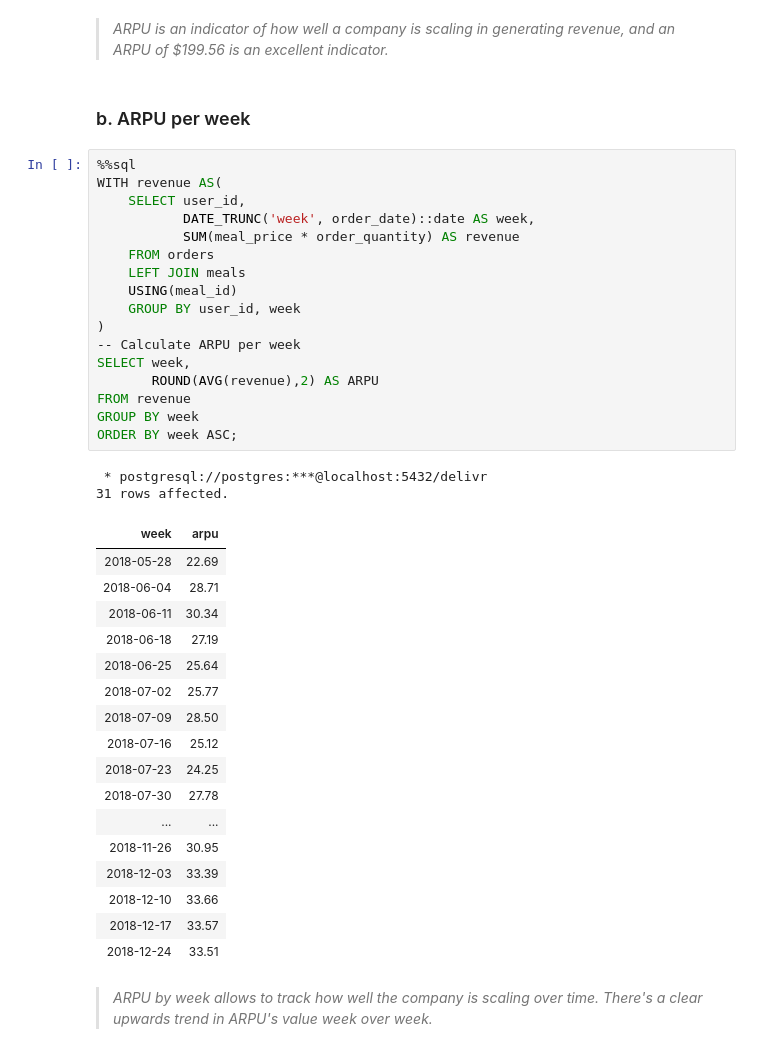
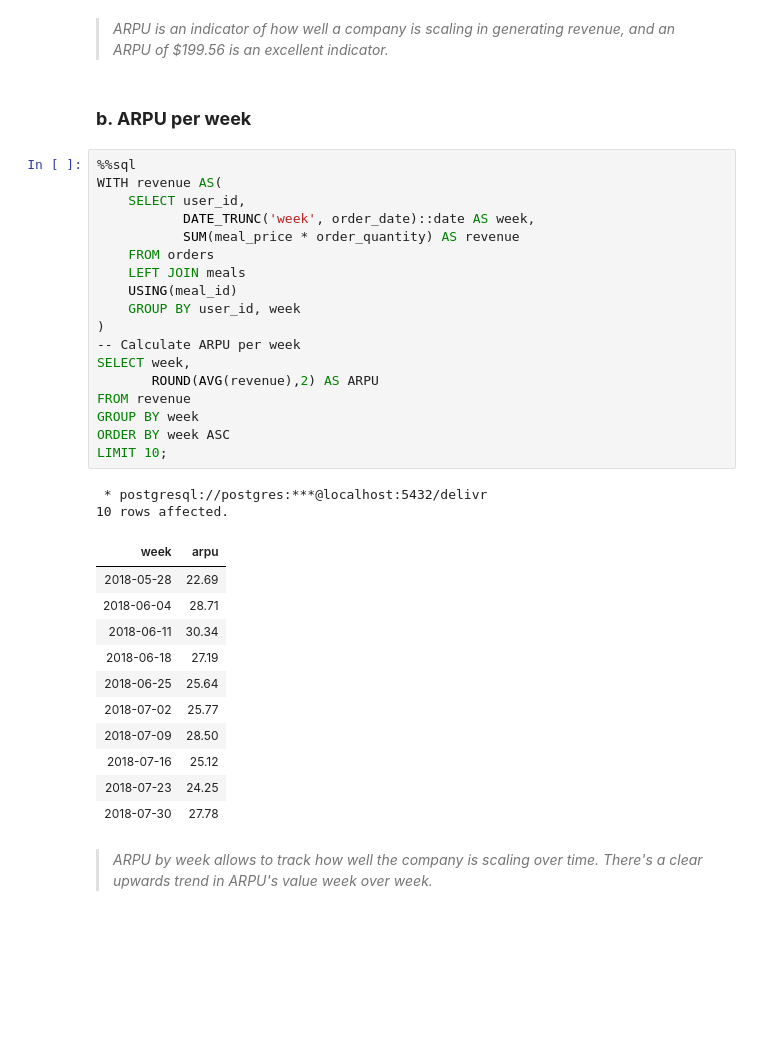
Before and after one commit to btdDucBui/Data-Analyst-Portfolio, a Jupyter notebook: SQL Projects/delivr.ipynb, the cells around one changed output. Drawn from its saved outputs; the diff is of its cells as text; blank space fills up the shorter version.

```diff
--- a/SQL Projects/delivr.ipynb
+++ b/SQL Projects/delivr.ipynb
@@ -627,44 +627,39 @@ FROM revenue;
 # %% [markdown]
 <blockquote><i> ARPU is an indicator of how well a company is scaling in generating revenue, and an ARPU of $199.56 is an excellent indicator.
 # %% [markdown]
-### b. ARPU per week
+### <b>b. ARPU per week
 # %%
 %%sql
 WITH revenue AS(
     SELECT user_id,
            DATE_TRUNC('week', order_date)::date AS week,
            SUM(meal_price * order_quantity) AS revenue
     FROM orders
     LEFT JOIN meals
     USING(meal_id)
     GROUP BY user_id, week
 )
 -- Calculate ARPU per week
 SELECT week,
        ROUND(AVG(revenue),2) AS ARPU
 FROM revenue
 GROUP BY week
-ORDER BY week ASC;
+ORDER BY week ASC
+LIMIT 10;
 # %% [output]
  * postgresql://postgres:***@localhost:5432/delivr
-31 rows affected.
+10 rows affected.
 | week | arpu |
 | 2018-05-28 | 22.69 |
 | 2018-06-04 | 28.71 |
 | 2018-06-11 | 30.34 |
 | 2018-06-18 | 27.19 |
 | 2018-06-25 | 25.64 |
 | 2018-07-02 | 25.77 |
 | 2018-07-09 | 28.50 |
 | 2018-07-16 | 25.12 |
 | 2018-07-23 | 24.25 |
 | 2018-07-30 | 27.78 |
-| ... | ... |
-| 2018-11-26 | 30.95 |
-| 2018-12-03 | 33.39 |
-| 2018-12-10 | 33.66 |
-| 2018-12-17 | 33.57 |
-| 2018-12-24 | 33.51 |
 # %% [markdown]
 <blockquote><i> ARPU by week allows to track how well the company is scaling over time. There's a clear upwards trend in ARPU's value week over week.
 # %% [markdown]
```
Also changed, not shown: parts of 30 cells of this notebook.
